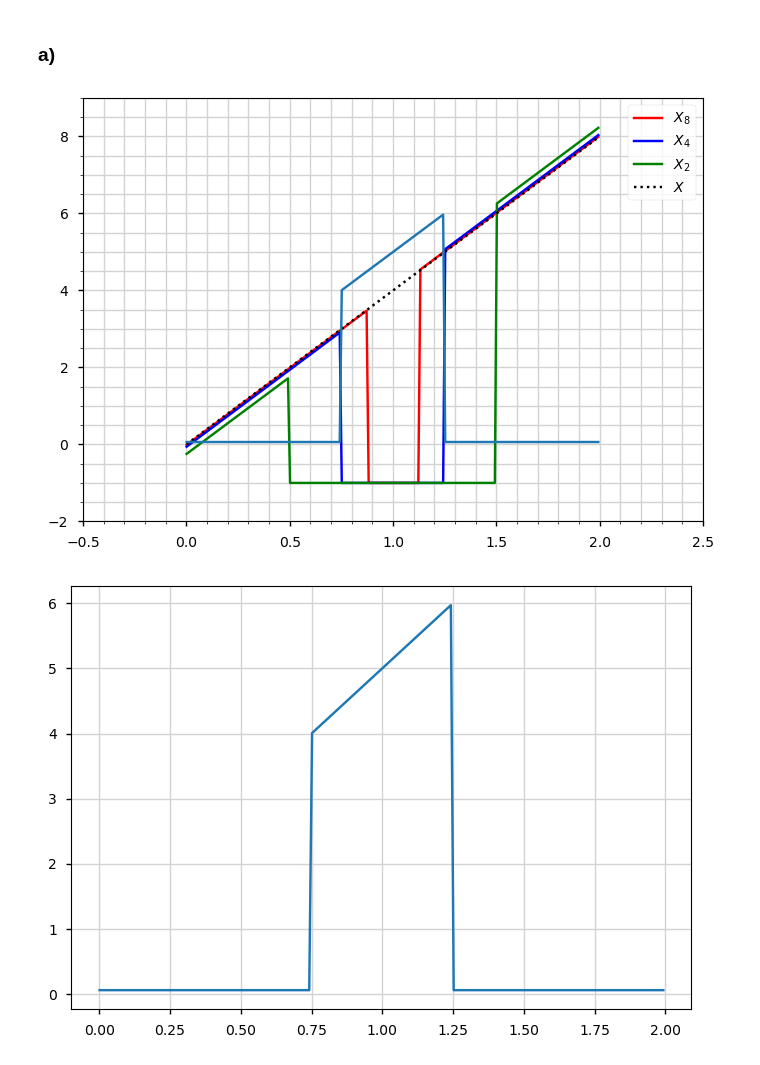
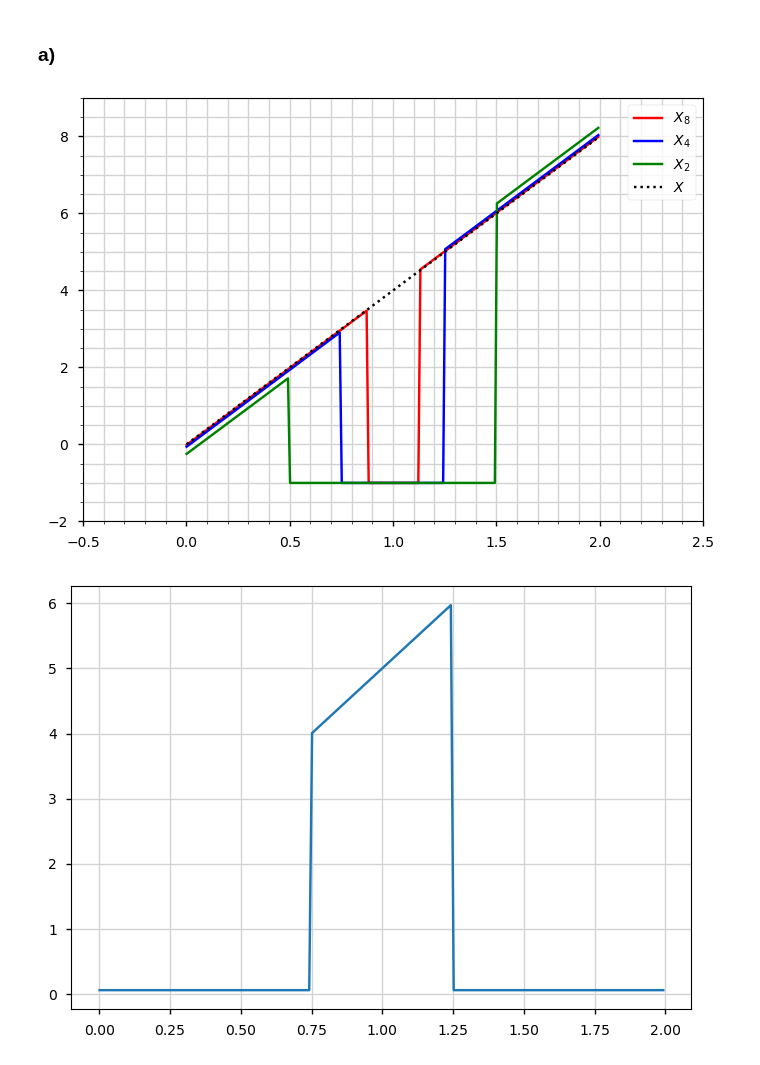
Before and after one commit to Rob2U/MathematikIII, a Jupyter notebook: Blatt 9/Aufgabe9.1.ipynb, the cells around one changed output. Saved outputs shown, nothing was run; the diff lists cells and outputs as text; code cells hidden in the pictures.

Commit message:
rmv X - X_4 in first plot

```diff
--- a/Blatt 9/Aufgabe9.1.ipynb
+++ b/Blatt 9/Aufgabe9.1.ipynb
@@ -23,35 +23,34 @@ X = np.piecewise(vals, [(vals >= 0) * (vals <= 2)], [lambda x: 4*x, np.NaN])
 
 X_n = lambda n: np.piecewise(vals,
                              [(0 <= vals) * (vals <= 1-1/n),
                               (vals > 1-1/n) * (vals < 1+1/n),
                               (vals > 1+1/n) * (vals <= 2)],
                              [lambda x: 4*x-1/(n*n), -1,lambda x: 4*x+1/(n*n),np.NaN])
 
 """
 X_1 = np.piecewise(vals, [(vals >= 0) * (vals <= 8)], [lambda x: 1/4*x, np.NaN])
 
 X_n_1 = lambda n: np.piecewise(vals,
                              [(vals > -1/(n*n)) * (vals < 4-4/n-4/(n*n)),
                               (vals == 4-4/n-4/(n*n)), # I tried to fix the fact that plt tries to plot the function as a continuos line but the exact point is sadly not hit by np.linspace()
                               (vals > 4-4/n-4/(n*n)) * (vals < 4+4/n+4/(n*n)),
                               (vals == 4+4/n+4/(n*n)),
                               (vals > 4+4/n+4/(n*n)) * (vals < 8 + 1/(n*n))],
                              [lambda x: 1/(4*n*n)+(1/4)*x, np.NaN, -1, np.NaN, lambda x: -1/(4*n*n)+(1/4)*x,np.NaN])
 
 """
 P_X_e_n = lambda e,n: np.piecewise(X_n(n)-X,[(np.abs(X_n(n)-X) < e)], [1/2, 0])
 
 ax.plot(vals,X_n(8), color="red",label="$X_8$")
 ax.plot(vals,X_n(4), color="blue",label="$X_4$")
 ax.plot(vals,X_n(2), color="green",label="$X_2$")
 ax.plot(vals,X, color="black", label="$X$", linestyle=':') # f_x
-ax.plot(vals, np.abs(X_n(4)-X))
 ax.set_xlim([-.5, 2.5])
 ax.set_ylim([-2,9])
 ax.legend()
 ax.minorticks_on();
 # %% [output]
-[figure, old version]
+[figure, new version]
 # %%
 fig, ax = plt.subplots()
 plt.grid(visible=True, which="both", color="lightgray")
```
